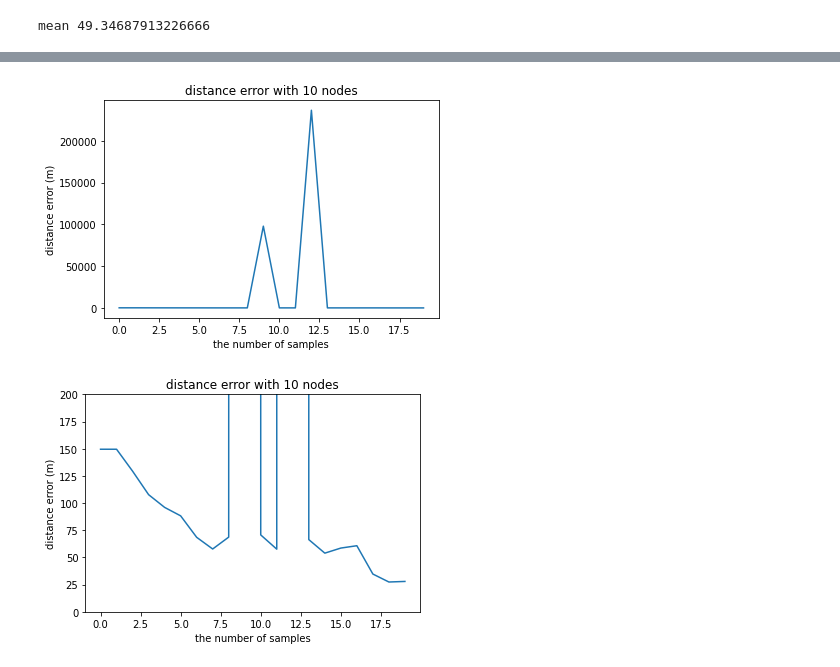
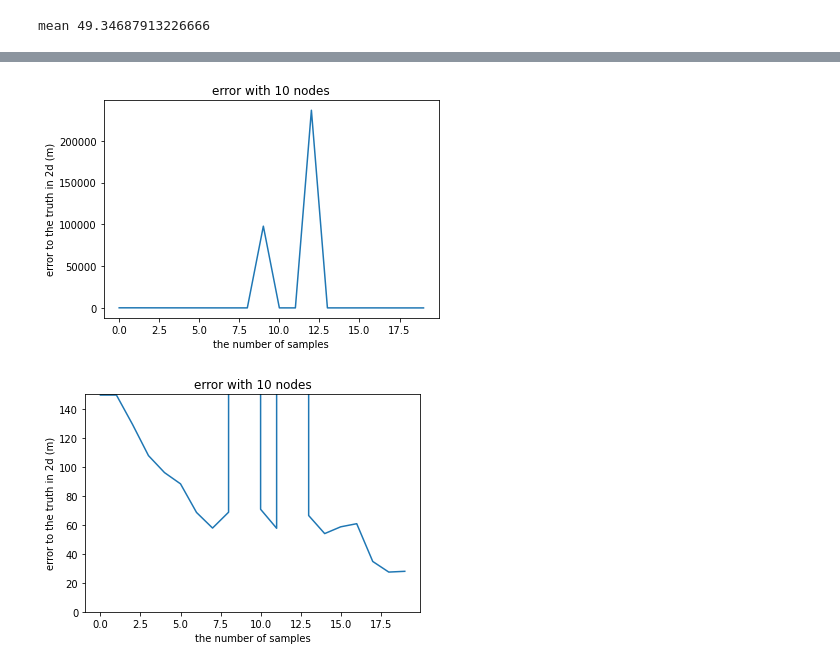
Before and after one commit to kazuyahirotsu/LoRaPos, a Jupyter notebook: simulation/flora_simulation/scripts/rssi2distance_analysis.ipynb, the cells around one changed output, grey strips where cells are left out. Saved outputs shown, nothing was run; the diff lists cells and outputs as text; code cells hidden in the pictures.

```diff
--- a/simulation/flora_simulation/scripts/rssi2distance_analysis.ipynb
+++ b/simulation/flora_simulation/scripts/rssi2distance_analysis.ipynb
@@ -171,10 +191,10 @@ from scipy.optimize import minimize
 import matplotlib.pyplot as plt
 from mpl_toolkits.mplot3d import Axes3D
 import pyproj
-
+from tqdm import tqdm
 results = []
 
-for i in range(20):
+for i in tqdm(range(500)):
     d = np.array(distance_average_df[i].tolist())
 
     # gw100m
@@ -226,7 +246,7 @@ for i in range(20):
         distances = np.linalg.norm(xyz_sources - xyz_receiver, axis=1)
         errors = distances - d
         large_errors = np.abs(errors) >= delta
-        print('Number of large errors:', np.sum(large_errors))
+        # print('Number of large errors:', np.sum(large_errors))
         loss_array.append(np.sum(huber_loss(errors)))
         errors_array.append(np.sqrt(errors**2))
         return np.sum(huber_loss(errors))
@@ -255,7 +275,7 @@ for i in range(20):
     # Convert the estimated Cartesian coordinates of the receiver back to GPS coordinates
     receiver_location_estimated = to_gps(*xyz_receiver_estimated)
 
-    print('Receiver location:', receiver_location_estimated)
-    print('error to the truth in 3d', np.linalg.norm(to_cartesian(*answer_location)-xyz_receiver_estimated))
-    print('error to the truth in 2d', np.linalg.norm(np.array(to_cartesian_2d(*answer_location[:2])) - np.array(to_cartesian_2d(*receiver_location_estimated[:2]))))
+    # print('Receiver location:', receiver_location_estimated)
+    # print('error to the truth in 3d', np.linalg.norm(to_cartesian(*answer_location)-xyz_receiver_estimated))
+    # print('error to the truth in 2d', np.linalg.norm(np.array(to_cartesian_2d(*answer_location[:2])) - np.array(to_cartesian_2d(*receiver_location_estimated[:2]))))
     results.append(np.linalg.norm(np.array(to_cartesian_2d(*answer_location[:2])) - np.array(to_cartesian_2d(*receiver_location_estimated[:2]))))
@@ -280,20 +282,20 @@ error to the truth in 2d 27.926541695239106
 # %%
 plt.figure(facecolor="white")
-plt.title("distance error with 10 nodes")
+plt.title("error with 10 nodes")
 plt.xlabel("the number of samples")
-plt.ylabel("distance error (m)")
-plt.plot(results)
+plt.ylabel("error to the truth in 2d (m)")
+plt.plot(results[:20])
 plt.show()
 plt.figure(facecolor="white")
-plt.title("distance error with 10 nodes")
+plt.title("error with 10 nodes")
 plt.xlabel("the number of samples")
-plt.ylabel("distance error (m)")
-plt.plot(results)
-plt.ylim(0,200)
+plt.ylabel("error to the truth in 2d (m)")
+plt.plot(results[:20])
+plt.ylim(0,150)
 plt.show()
 # %% [output]
-[figure, old version]
+[figure, new version]
-[figure, old version]
+[figure, new version]
 # %%
 import numpy as np
 from scipy.optimize import minimize
```
Also changed, not shown: parts of 7 cells of this notebook, 38 other files.
